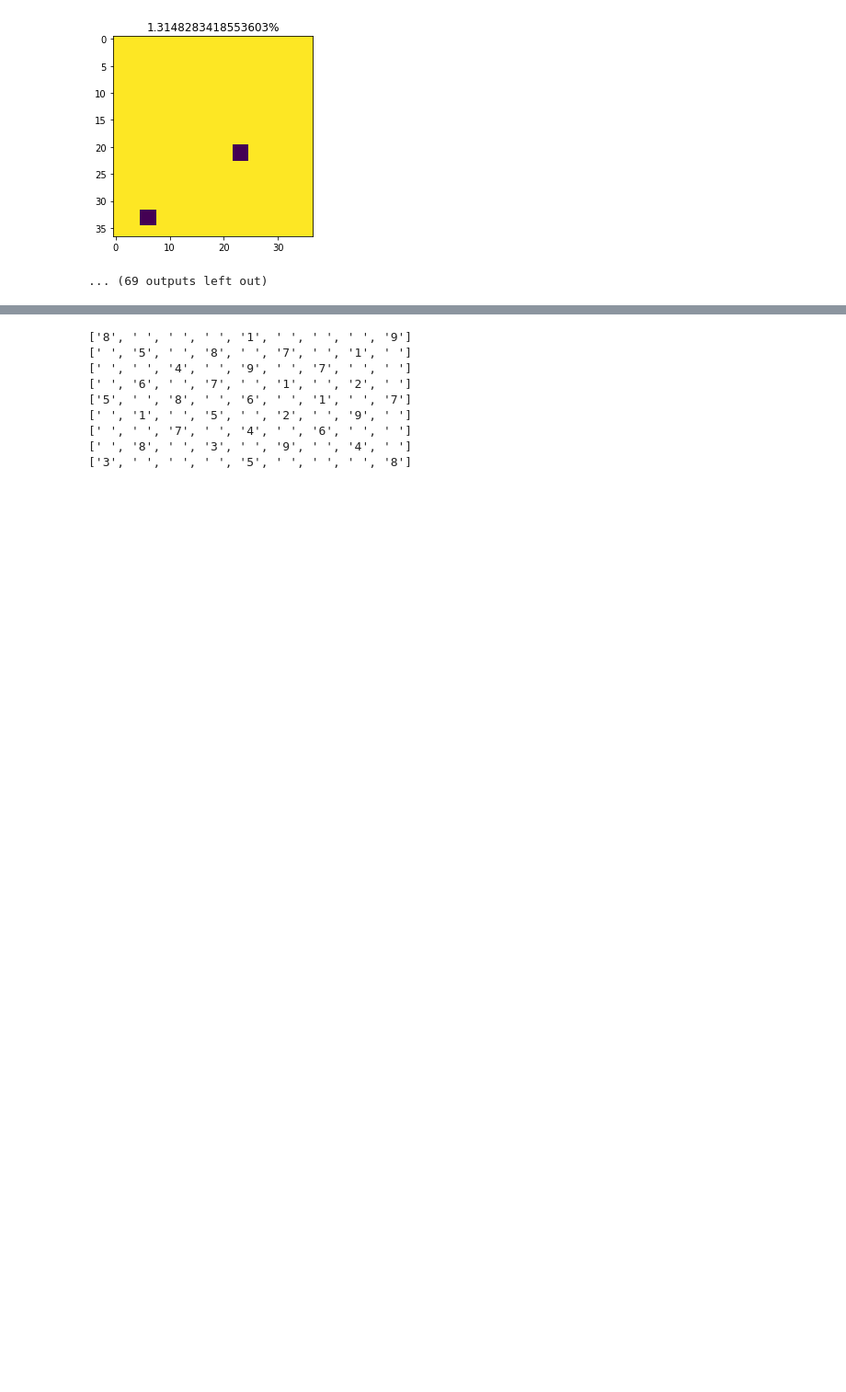
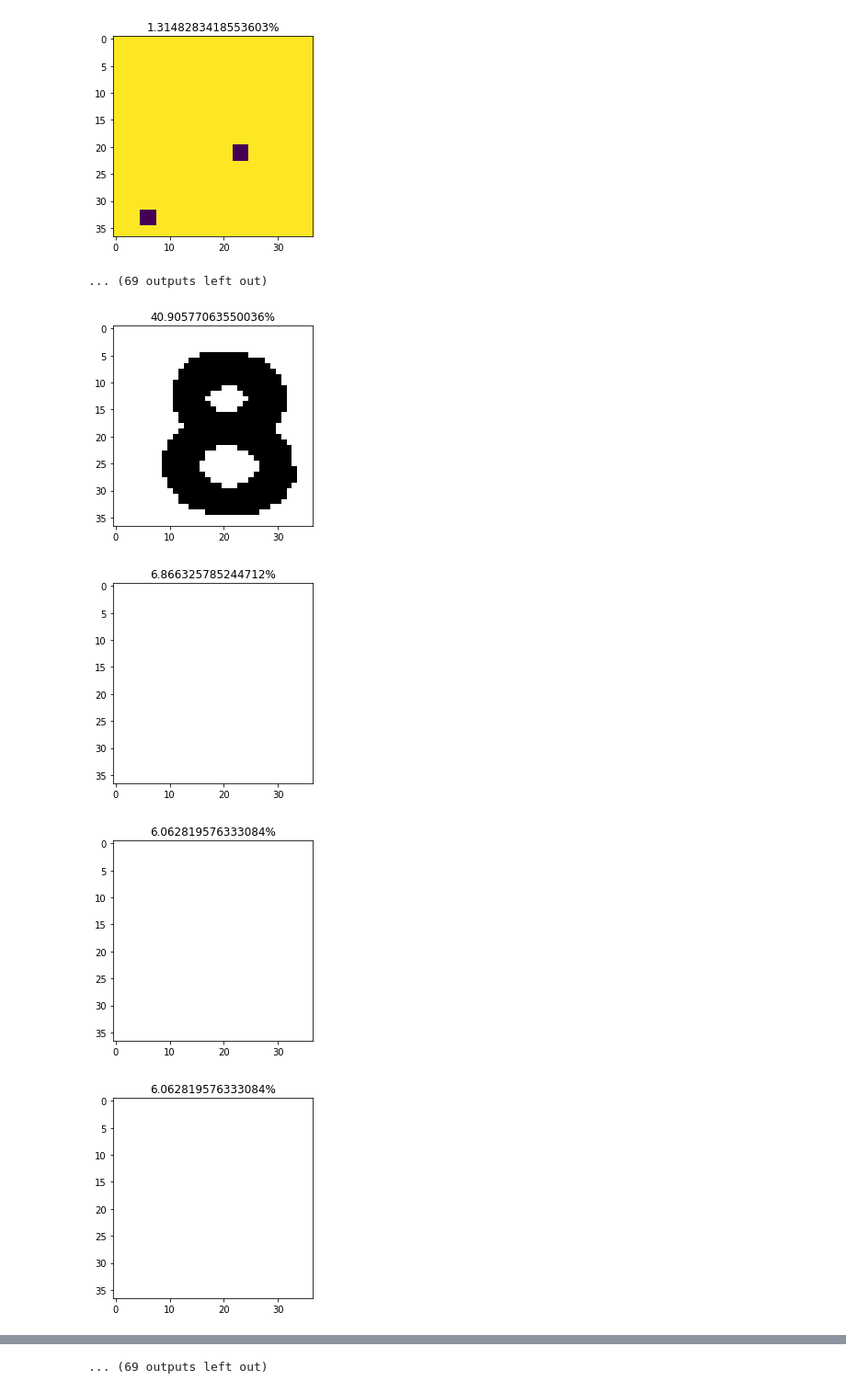
Before and after one commit to borisivnc/sudoku-game, a Jupyter notebook: notebooks/Sudoku_Grid_Extraction.ipynb, the cells around one changed output, grey strips where cells are left out. Shown at 92% size. Saved outputs shown, nothing was run; the diff lists cells and outputs as text; code cells hidden in the pictures; blank space fills up the shorter version.

```diff
--- a/notebooks/Sudoku_Grid_Extraction.ipynb
+++ b/notebooks/Sudoku_Grid_Extraction.ipynb
@@ -499,19 +501,23 @@ def predict_v3(img, plot=False):
 # %%
 sudoku_grid = SudokuGrid('images/picture_2.jpeg')
 
 res = sudoku_grid.generate_full_res()
 
 array = sudoku_grid.get_array()
 
 final_array = []
 for i in range(9):
     a = []
     for j in range(9):
-        r = predict_v3(array[i][j])
+        r = predict_v3(array[i][j], plot=True)
         if r == -1:
             a.append(' ')
         else:
             a.append(__builtins__.str(r))
-    print(a)
+    # print(a)
     final_array.append(a)
 # %% [output]
+[figure, added]
+[figure, added]
+[figure, added]
+[figure, added]
@@ -518,9 +532 @@ for i in range(9):
-['8', ' ', ' ', ' ', '1', ' ', ' ', ' ', '9']
-[' ', '5', ' ', '8', ' ', '7', ' ', '1', ' ']
-[' ', ' ', '4', ' ', '9', ' ', '7', ' ', ' ']
-[' ', '6', ' ', '7', ' ', '1', ' ', '2', ' ']
-['5', ' ', '8', ' ', '6', ' ', '1', ' ', '7']
-[' ', '1', ' ', '5', ' ', '2', ' ', '9', ' ']
-[' ', ' ', '7', ' ', '4', ' ', '6', ' ', ' ']
-[' ', '8', ' ', '3', ' ', '9', ' ', '4', ' ']
-['3', ' ', ' ', ' ', '5', ' ', ' ', ' ', '8']
+... (69 outputs left out)
```
Also changed, not shown: parts of 3 cells of this notebook.
